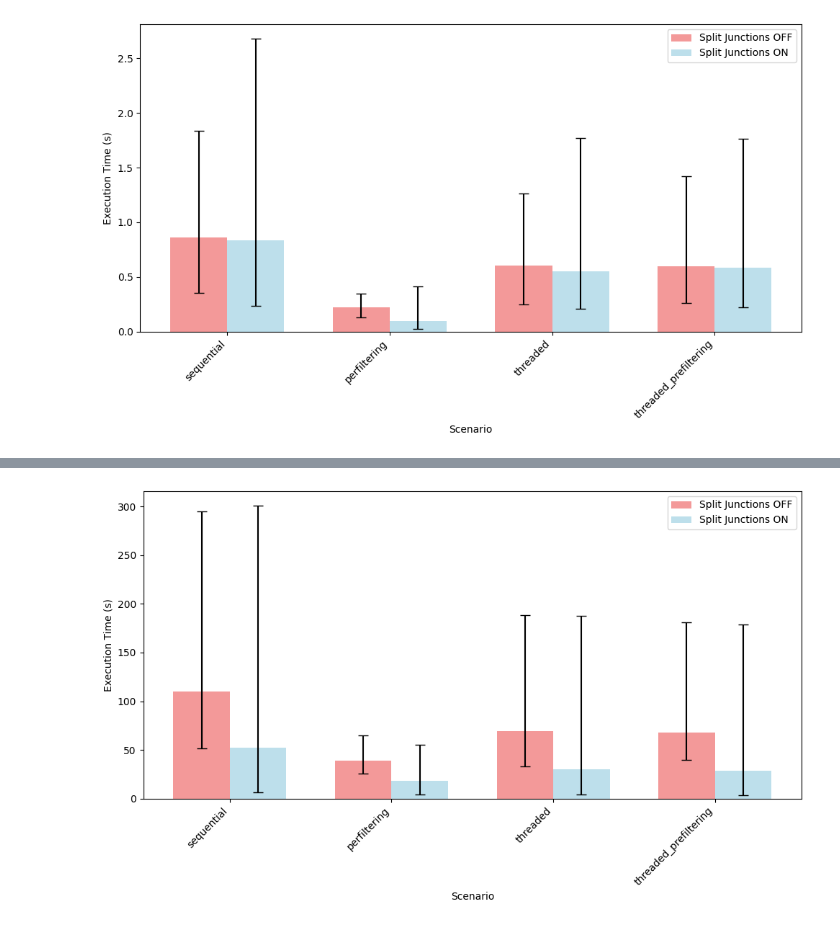
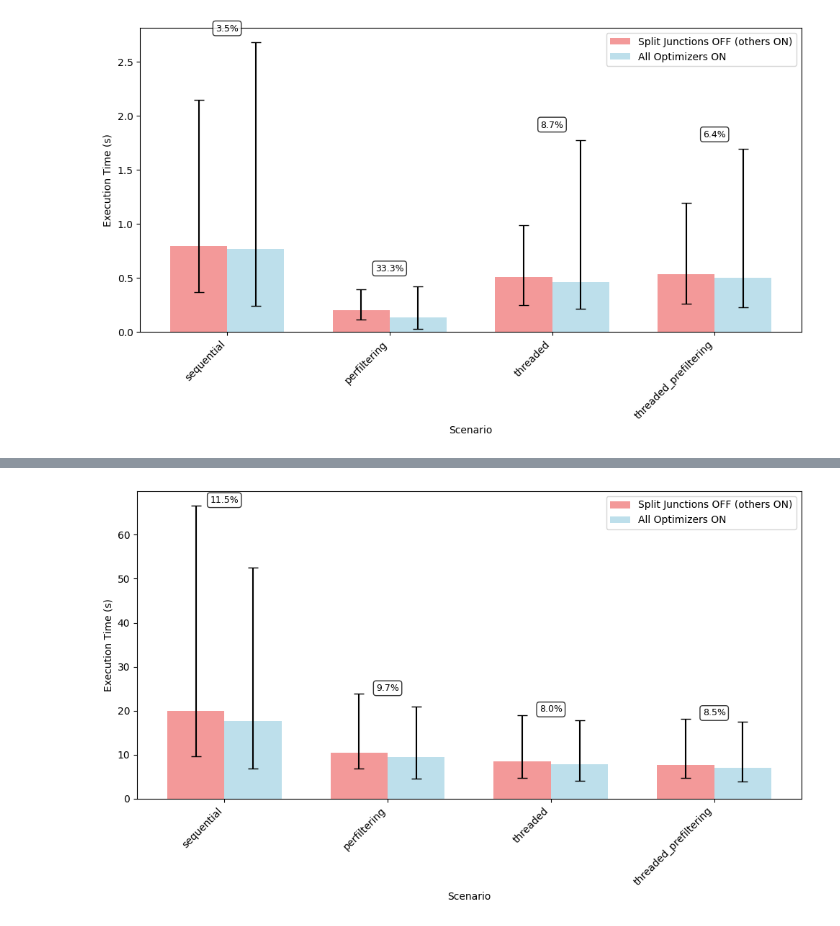
Before and after one commit to leonardgeissler/fainder-demo, a Jupyter notebook: analysis/performance_tests/analysis_optimizer.ipynb, the cells around one changed output, grey strips where cells are left out. Saved outputs shown, nothing was run; the diff lists cells and outputs as text; code cells hidden in the pictures.

```diff
--- a/analysis/performance_tests/analysis_optimizer.ipynb
+++ b/analysis/performance_tests/analysis_optimizer.ipynb
@@ -791,10 +843,21 @@ else:
     df_junctions = df_latest[df_latest["category"].isin(junction_categories)]
     logger.info(f"Found {len(df_junctions)} records for junction-related categories")
 
-    if not df_junctions.empty:
+    # FILTER: Only include data where all other optimizers are turned ON
+    df_junctions_filtered = df_junctions[
+        (df_junctions["optimizer_cost_sorting"] == True)
+        & (df_junctions["optimizer_keyword_merging"] == True)
+    ]
+    logger.info(
+        f"After filtering for all other optimizers ON: {len(df_junctions_filtered)} records"
+    )
+
+    if not df_junctions_filtered.empty:
         # Create comprehensive comparison
         for category in junction_categories:
-            df_cat = df_junctions[df_junctions["category"] == category]
+            df_cat = df_junctions_filtered[
+                df_junctions_filtered["category"] == category
+            ]
             if df_cat.empty:
                 continue
 
@@ -963,7 +1026,7 @@ else:
                             x - width / 2,
                             off_means,
                             width,
-                            label="Split Junctions OFF",
+                            label="Split Junctions OFF (others ON)",
                             alpha=0.8,
                             yerr=[off_lower_err, off_upper_err],
                             capsize=5,
@@ -973,7 +1036,7 @@ else:
                             x + width / 2,
                             on_means,
                             width,
-                            label="Split Junctions ON",
+                            label="All Optimizers ON",
                             alpha=0.8,
                             yerr=[on_lower_err, on_upper_err],
                             capsize=5,
@@ -986,14 +1049,30 @@ else:
                         ax1.set_xticklabels(scenarios, rotation=45, ha="right")
                         ax1.legend()
 
-                        # Log improvement percentages (but don't plot them)
+                        # Add percentage improvement annotations above bars
                         for i, scenario in enumerate(scenarios):
                             if on_means[i] > 0 and off_means[i] > 0:
                                 improvement = (
                                     (off_means[i] - on_means[i]) / off_means[i]
                                 ) * 100
+                                y_pos = (
+                                    max(off_means[i], on_means[i])
+                                    + max(off_upper_err[i], on_upper_err[i])
+                                    + 0.05
+                                )
+                                ax1.annotate(
+                                    f"{improvement:.1f}%",
+                                    xy=(x[i], y_pos),
+                                    xytext=(0, 3),
+                                    textcoords="offset points",
+                                    ha="center",
+                                    fontsize=9,
+                                    bbox=dict(
+                                        boxstyle="round,pad=0.3", fc="white", alpha=0.8
+                                    ),
+                                )
                                 logger.info(
-                                    f"    {scenario}: {improvement:.2f}% improvement when ON"
+                                    f"    {scenario}: {improvement:.2f}% improvement when split junctions ON"
                                 )
 
                         plt.tight_layout()
@@ -1001,6 +1080,10 @@ else:
                         plt.savefig(filename)
                         logger.info(f"    Saved plot: {filename}")
                         plt.show()
+    else:
+        logger.warning(
+            "No data available for split-up junctions analysis with all other optimizers ON"
+        )
 
     # Save split-up junctions statistics
     if junction_stats:
@@ -1029 +1114 @@ else:
-[figure, old version]
+[figure, new version]
@@ -1041 +1126 @@ else:
-[figure, old version]
+[figure, new version]
```
Also changed, not shown: parts of 9 cells of this notebook.
